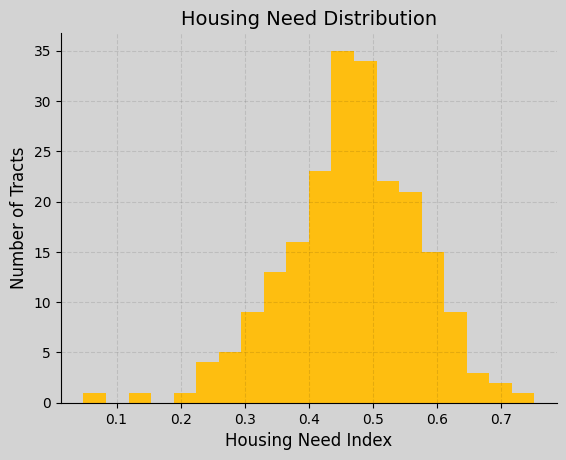
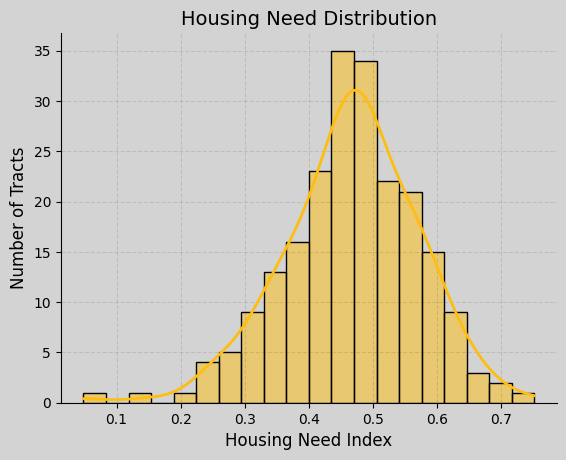
The notebook cell's code change between the first figure and the second:
--- before
+++ after
@@ -1,10 +1,9 @@
 # Histogram showing number of tracts vs their need count
-# sns.histplot(
-#     map_df['NEED_INDEX'],
-#     bins=20,
-#     kde=True
-# )
+sns.histplot(
+    map_df['NEED_INDEX'],
+    bins=20,
+    kde=True
+)
 
-plt.hist(map_df['NEED_INDEX'], bins=20)
 plt.xlabel("Housing Need Index")
 plt.ylabel("Number of Tracts")

Commit: tweaking for presentation